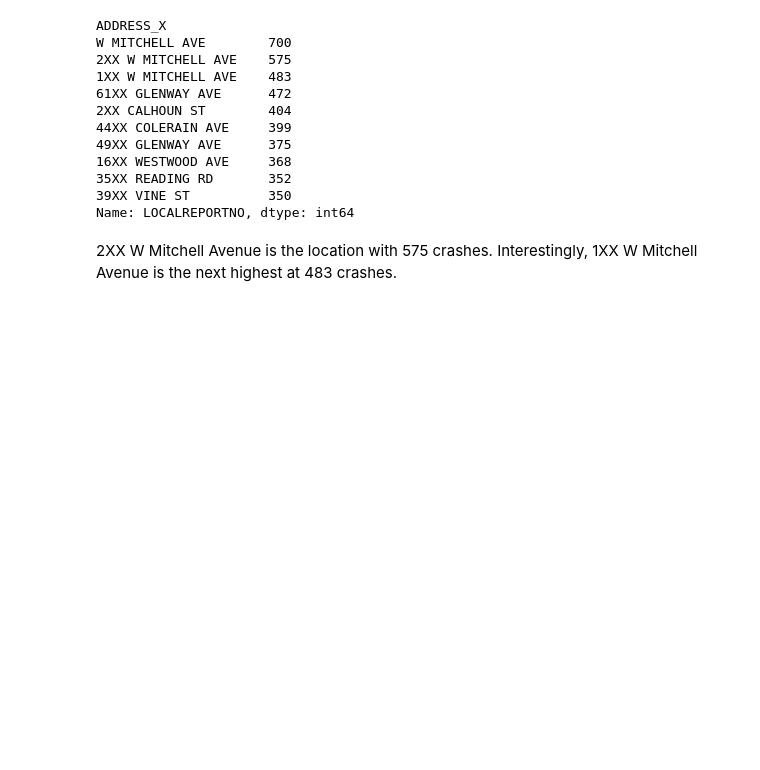
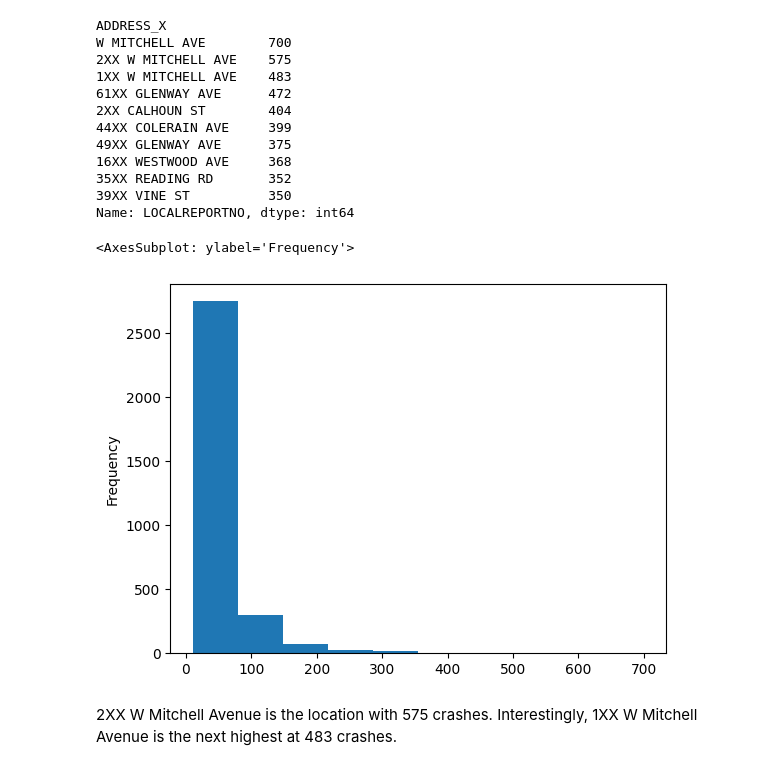
Before and after one commit to erntan/traffic_cincy, a Jupyter notebook: 01_crash_data.ipynb, the cells around one changed output. Drawn from its saved outputs; the diff is of its cells as text; code cells hidden in the pictures; blank space fills up the shorter version.

```diff
--- a/01_crash_data.ipynb
+++ b/01_crash_data.ipynb
@@ -75,6 +75,11 @@ W MITCHELL AVE        700
 35XX READING RD       352
 39XX VINE ST          350
 Name: LOCALREPORTNO, dtype: int64
+# %%
+top_qtr_crashes.plot(kind='hist')
+# %% [output]
+<AxesSubplot: ylabel='Frequency'>
+[figure, added]
 # %% [markdown]
 2XX W Mitchell Avenue is the location with 575 crashes. Interestingly, 1XX W Mitchell Avenue is the next highest at 483 crashes.
 # %%
```
Also changed, not shown: parts of 6 cells of this notebook.
